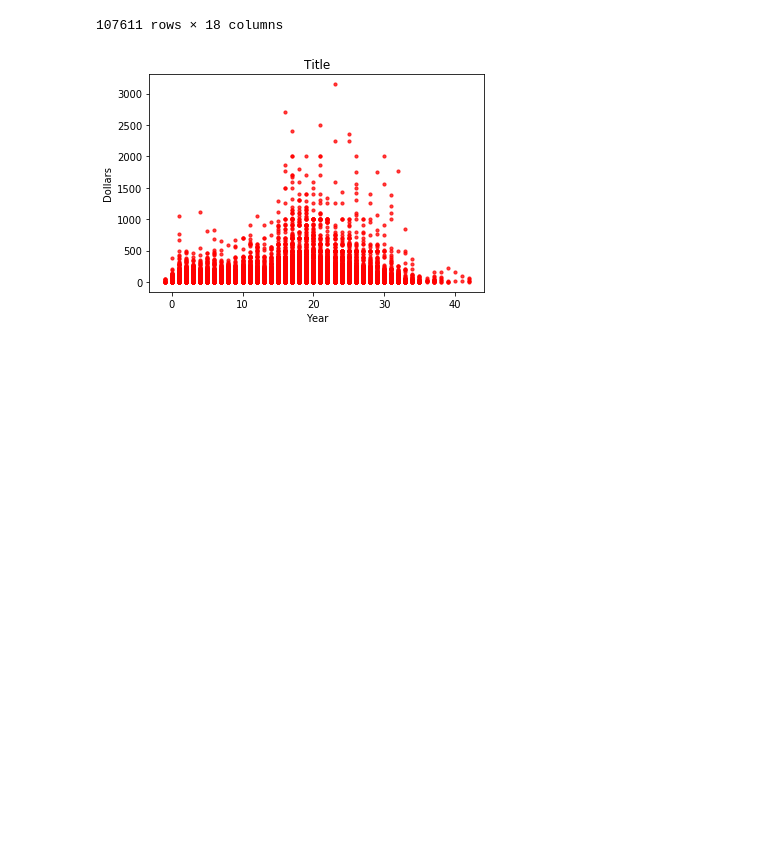
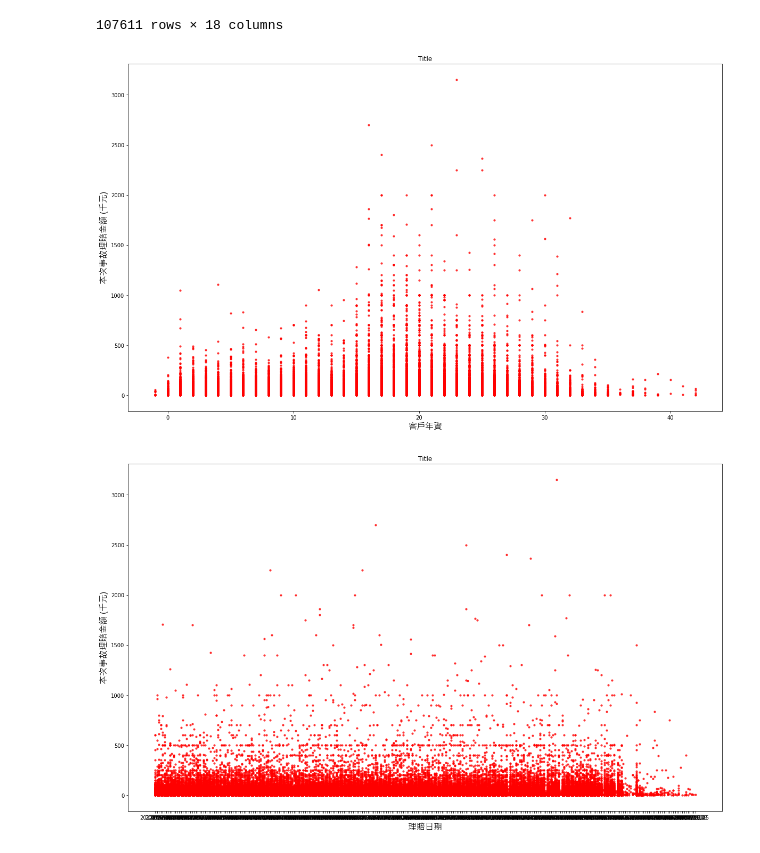
Before and after one commit to bryanswangxx16/CSX_Project_Spring_2019, a Jupyter notebook: Week_4/HW1.ipynb, the cells around one changed output. Drawn from its saved outputs; the diff is of its cells as text; code cells hidden in the pictures; blank space fills up the shorter version.

```diff
--- a/Week_4/HW1.ipynb
+++ b/Week_4/HW1.ipynb
@@ -43,25 +43,36 @@ file
 # plt.show()
 # %%
 import matplotlib.pyplot as plt
+import matplotlib.font_manager as font_manager
 import numpy as np
+
+
+
 
 def scatterplot(x_data, y_data, x_label="", y_label="", title="", color = "r", yscale_log=False):
 
     # Create the plot object
-    _, ax = plt.subplots()
+    plt.figure(figsize=(20,12))
+
+    font = font_manager.FontProperties(fname='msjh.ttc',
+                               weight='bold',
+                               style='normal', size=16)
+
+
 
     # Plot the data, set the size (s), color and transparency (alpha)
     # of the points
-    ax.scatter(x_data, y_data, s = 10, color = color, alpha = 0.75)
+    plt.scatter(x_data, y_data, s = 10, color = color, alpha = 0.75)
 
-    if yscale_log == True:
-        ax.set_yscale('log')
 
     # Label the axes and provide a title
-    ax.set_title(title)
-    ax.set_xlabel(x_label)
-    ax.set_ylabel(y_label)
+    plt.title(title)
+    plt.xlabel(x_label, fontproperties=font)
+    plt.ylabel(y_label, fontproperties=font)
+    plt.show()
 
-scatterplot(file['客戶年資'], file['本次事故理賠金額/千'], 'Year', 'Dollars', 'Title')
+scatterplot(file['客戶年資'], file['本次事故理賠金額/千'], '客戶年資', '本次事故理賠金額 (千元)', 'Title')
+scatterplot(file['理賠日期'], file['本次事故理賠金額/千'], '理賠日期', '本次事故理賠金額 (千元)', 'Title')
 # %% [output]
-[figure, old version]
+[figure, new version]
+[figure, added]
```
Also changed, not shown: 1 other file.
